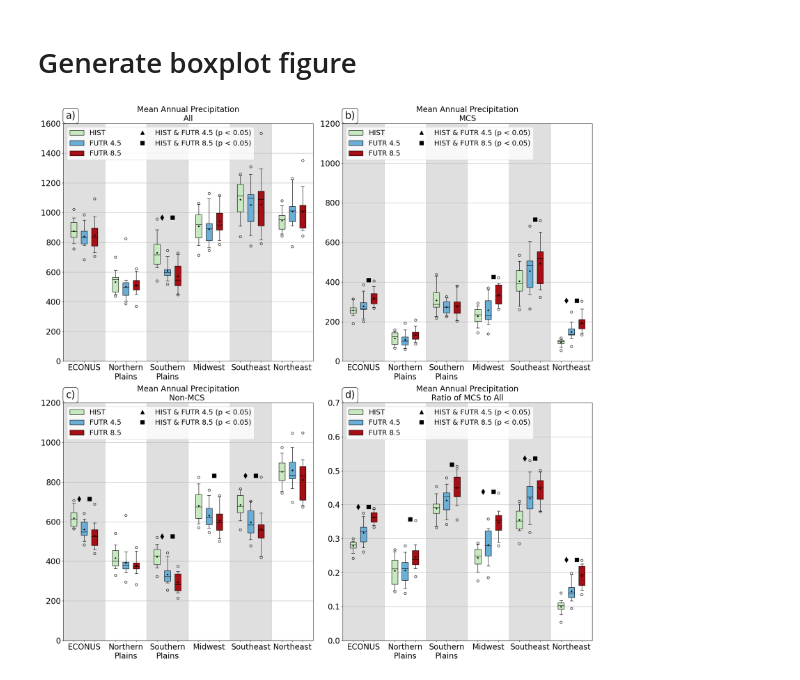
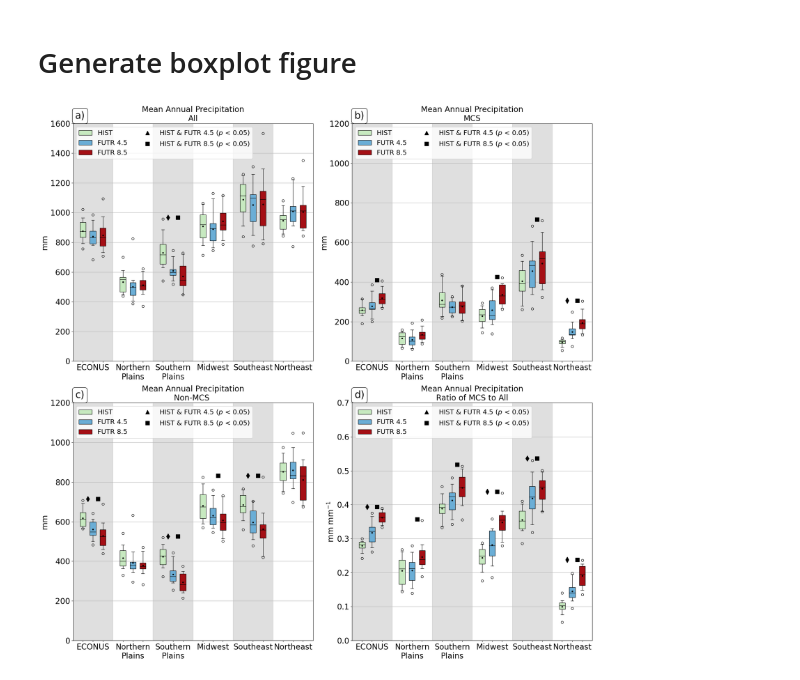
Before and after one commit to ahaberlie/MCS_Ratios, a Jupyter notebook: examples/Annual_Boxplot_MCS_Non_MCS.ipynb, the cells around one changed output. Drawn from its saved outputs; the diff is of its cells as text; code cells hidden in the pictures.

```diff
--- a/examples/Annual_Boxplot_MCS_Non_MCS.ipynb
+++ b/examples/Annual_Boxplot_MCS_Non_MCS.ipynb
@@ -201,10 +201,10 @@ titles = {'all_rain': "Mean Annual Precipitation\nAll",
           'ratio': "Mean Annual Precipitation\nRatio of MCS to All"}
 
 #Axes range customization
-limits = {'all_rain': {'ylow': 0, 'yhigh': 1600},
-          'mcs_rain': {'ylow': 0, 'yhigh': 1200},
-          'non_mcs_rain': {'ylow': 0, 'yhigh': 1200},
-          'ratio': {'ylow': 0, 'yhigh': 0.7}}
+limits = {'all_rain': {'ylow': 0, 'yhigh': 1600, 'units': 'mm'},
+          'mcs_rain': {'ylow': 0, 'yhigh': 1200, 'units': 'mm'},
+          'non_mcs_rain': {'ylow': 0, 'yhigh': 1200, 'units': 'mm'},
+          'ratio': {'ylow': 0, 'yhigh': 0.7, 'units': 'mm mm$^{-1}$'}}
 
 #Since dicts are not ordered
 region_position = {'EC': 0, 'NP': 1, 'SP': 2, 'MW': 3, 'SE': 4, 'NE': 5}
@@ -224,6 +224,7 @@ for figure_position, (event_type, title) in enumerate(titles.items()):
 
     ax.set_xlim(-0.5, 5.5)
     ax.set_ylim(limits[event_type]['ylow'], limits[event_type]['yhigh'])
+    ax.set_ylabel(limits[event_type]['units'])
 
     ax.axvspan(-0.5, 0.5, color='grey', alpha=0.25)
     ax.axvspan(1.5, 2.5, color='grey', alpha=0.25)
@@ -240,33 +241,36 @@ for figure_position, (event_type, title) in enumerate(titles.items()):
         hist = hist.mean(('west_east', 'south_north'))['mcs_mask'].values
         rcp45 = rcp45.mean(('west_east', 'south_north'))['mcs_mask'].values
         rcp85 = rcp85.mean(('west_east', 'south_north'))['mcs_mask'].values
 
         rpos = region_position[region_id]
 
         bplot = ax.boxplot([hist, rcp45, rcp85],
                            positions=[rpos - .25, rpos, rpos + 0.25],
                            patch_artist=True, labels=['', region_names[region_id].replace(" ", "\n"), ''],
                            whis=[5, 95], showmeans=True, meanprops=meanpointprops)
 
         plt.setp(bplot['medians'], color='black')
         [item.set_color('black') for item in bplot['means']]
 
         for sim, patch in zip(['historical', 'future_4p5', 'future_8p5'], bplot['boxes']):
             patch.set_facecolor(simulation_color_codes[sim])
 
         _, ph45 = mannwhitneyu(hist, rcp45)
         _, ph85 = mannwhitneyu(hist, rcp85)
 
         if ph45 < 0.05:
             m45 = ax.plot(rpos-0.125, 1.01*np.max([hist, rcp45, rcp85]), "kd", ms=10)
 
         if ph85 < 0.05:
             m85 = ax.plot(rpos+0.125, 1.01*np.max([hist, rcp45, rcp85]), "ks", ms=10)
 
     ax.legend([bplot["boxes"][0], bplot["boxes"][1], bplot["boxes"][2], rc45_mark, rc85_mark],
-              ['HIST', 'FUTR 4.5', 'FUTR 8.5', 'HIST & FUTR 4.5 (p < 0.05)', 'HIST & FUTR 8.5 (p < 0.05)'],
-              loc='upper left', prop={'size':18}, ncol=2)
+              ['HIST', 'FUTR 4.5', 'FUTR 8.5',
+               r'HIST & FUTR 4.5 ($\mathit{p}$ < 0.05)', r'HIST & FUTR 8.5 ($\mathit{p}$ < 0.05)'],
+              loc='upper left', prop={'size':17}, ncol=2)
 
 plt.tight_layout()
+
+plt.savefig("Figure2_revised.png", dpi=200, bbox_inches='tight')
 # %% [output]
-[figure, old version]
+[figure, new version]
```
Also changed, not shown: parts of 3 cells of this notebook, 5 other files.
